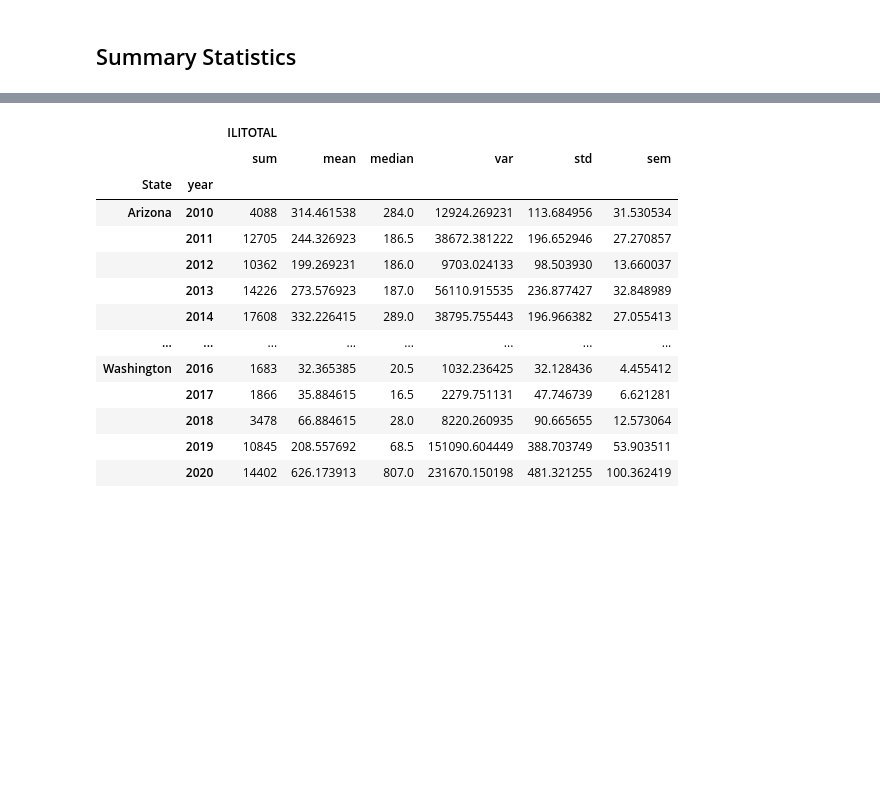
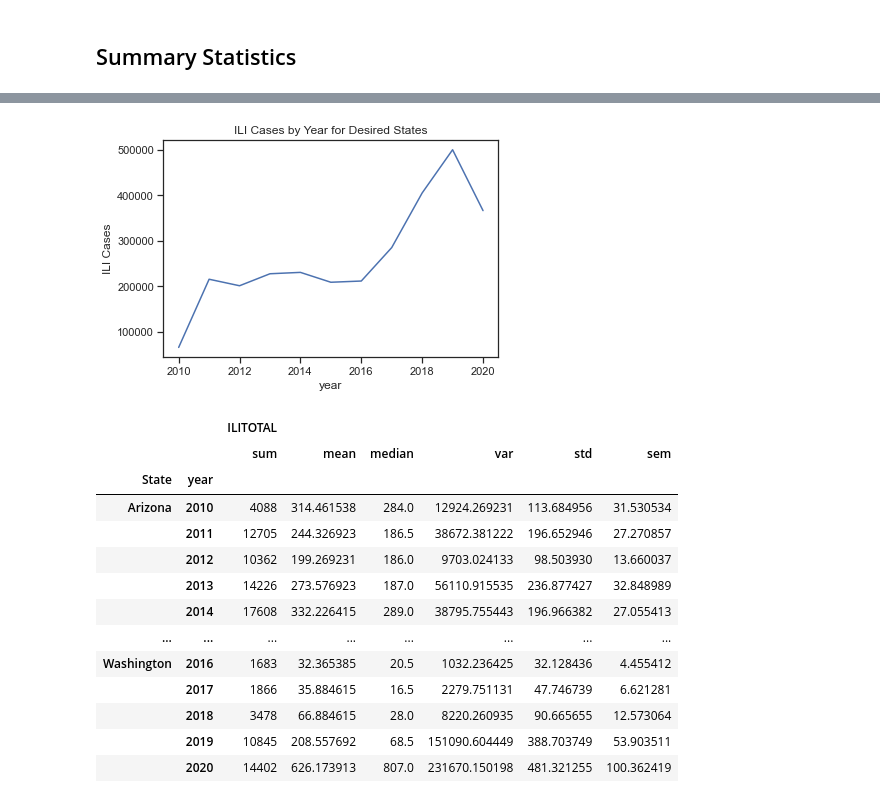
Before and after one commit to p4rc1v4l/flu_vs_weather, a Jupyter notebook: ILI Cases.ipynb, the cells around one changed output, grey strips where cells are left out. Drawn from its saved outputs; the diff is of its cells as text; code cells hidden in the pictures; blank space fills up the shorter version.

```diff
--- a/ILI Cases.ipynb
+++ b/ILI Cases.ipynb
@@ -96,3 +96,8 @@ final_df = renamed_df[['State', 'year', 'week', 'ILITOTAL']]
 final_df.to_csv('Data/ILI Totals for Desired States.csv', index=False)
 # %% [markdown]
 ## Summary Statistics
+# %%
+# Generate a summary statistics table for totals of desired states by year
+year_group = final_df.groupby(['year'])
+year_statistics = year_group.agg({'ILITOTAL':['sum','mean', 'median','var', 'std', 'sem']})
+year_statistics
@@ -99,3 +119,10 @@ final_df.to_csv('Data/ILI Totals for Desired States.csv', index=False)
+# %%
+# Generate a line plot to compare total cases for desired states by year
+year_plot = year_group['ILITOTAL'].sum().plot(kind='line', title='ILI Cases by Year for Desired States')
+year_plot.set_ylabel('ILI Cases')
+plt.show()
+# %% [output]
+[figure, added]
 # %%
 # Generate a summary statistics table for each state by year
 state_group = final_df.groupby(['State', 'year'])
```
Also changed, not shown: parts of 5 cells of this notebook.
